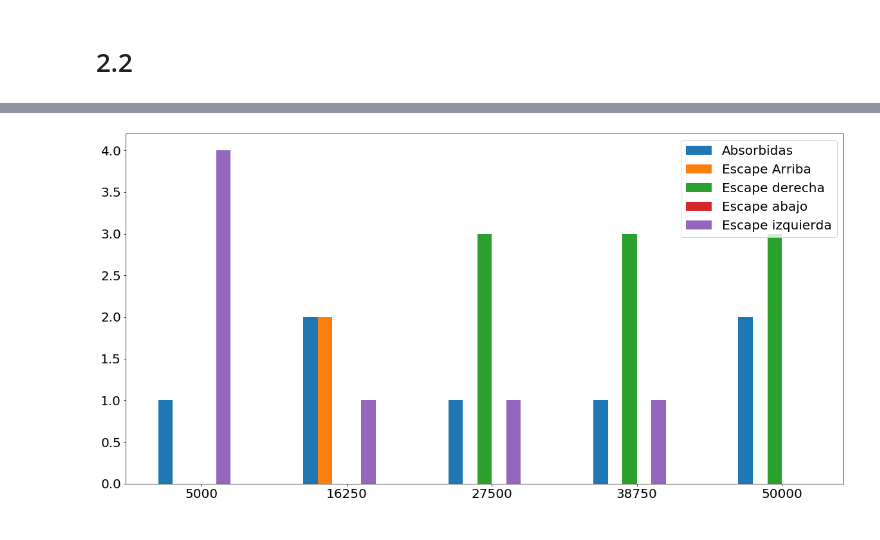
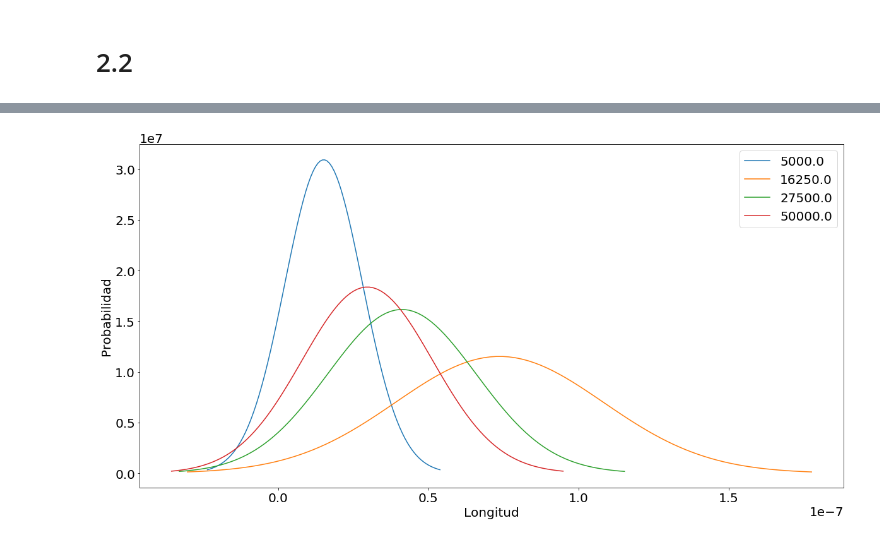
Before and after one commit to atormakh/SimulacionDeSistemas, a Jupyter notebook: SimulacionTemporal/campoElectrico.ipynb, the cells around one changed output, grey strips where cells are left out. Saved outputs shown, nothing was run; the diff lists cells and outputs as text; code cells hidden in the pictures.

```diff
--- a/SimulacionTemporal/campoElectrico.ipynb
+++ b/SimulacionTemporal/campoElectrico.ipynb
@@ -129,0 +158,17 @@ plt.show()
+# %%
+means = []
+errors = []
+for v, arr in dataset.items():
+    L = [ m["long"] for y,m in arr.items()]
+    means.append(np.mean(L))
+    errors.append(np.std(L)/np.sqrt(len(L)))
+
+
+plt.figure("Longitud vs Velocidad")
+plt.errorbar(V, means, yerr=errors)
+plt.xticks(V)
+plt.yscale("log")
+plt.xlabel("V")
+plt.ylabel("L")
+
+plt.show()
@@ -130,70 +212,37 @@ plt.show()
 # %%
-V = np.linspace(5e3, 5e4, 5)
 
-Y = np.linspace(-1, 1, 5)
+longituds = {}
 
-dt = 1e-15
-dt2 = 1e-14
+for v, dic in dataset.items():
+    arr = []
+    for y, m in dic.items():
+        if m["escaped"] == 0:
+            arr.append(m["long"])
 
+    if arr:
+        longituds[v] = arr
 
 means = []
-errors = []
 stdevs = []
-escaped_arr = [[],[],[],[],[]]
-
-for v in V:
-
-    L = []
-    escaped_sum = [0, 0, 0, 0, 0]
-    for y in Y:
-        data, escaped = exec(method="Gear",dt=dt, dt2=dt2, tf=1e12, v=v, r=y)
-        escaped_sum[escaped] += 1
-        long = 0
-        xv = 0
-        for t, x, y, vx, vy in data:
-            long += np.abs(x-xv)
-            xv = x
-        L.append(long)
-
-    mean = np.mean(L)
-    stdev = np.std(L)
-    stdevs.append(stdev)
-    error = stdev/np.sqrt(len(L))
-    means.append(mean)
-    errors.append(error)
-
-    for i, e in enumerate(escaped_sum):
-        escaped_arr[i].append(e)
-
-plt.figure("Escapadas vs V")
-labels = ["Absorbidas", "Escape Arriba", "Escape derecha", "Escape abajo", "Escape izquierda"]
-x = np.arange(len(labels))
-width =( V[1]-V[0] )/ 10
-for i, arr in enumerate(escaped_arr):
-    plt.bar(V+i*width - width*len(labels)/2,arr, width=width, label = labels[i])
-
-plt.legend()
-plt.xticks(V)
-plt.show()
-
-plt.figure("Longitud vs Velocidad")
-plt.errorbar(V, means, yerr=errors)
-plt.xticks(V)
-plt.yscale("log")
-plt.xlabel("V")
-plt.ylabel("L")
-
-plt.show()
+labels = []
+for v, arr in longituds.items():
+    stdev = np.std(arr)
+    if stdev != 0:
+        means.append(np.mean(arr))
+        stdevs.append(np.std(arr))
+        labels.append(v)
 
 
 plt.figure("Gauss")
 
-for mean,stdev,v in zip(means, stdevs, V):
+for mean,stdev,v in zip(means, stdevs, labels):
     x = np.linspace(mean -3*stdev, mean  + 3*stdev, 100)
     y = stats.norm.pdf(x, mean, stdev)
     #y/=np.max(y)
     plt.plot(x,y, label = str(v))
+plt.xlabel("Longitud")
+plt.ylabel("Probabilidad")
 plt.legend()
 plt.show()
 # %% [output]
-[figure, old version]
+[figure, new version]
```
Also changed, not shown: parts of 7 cells of this notebook, 1 other file.
